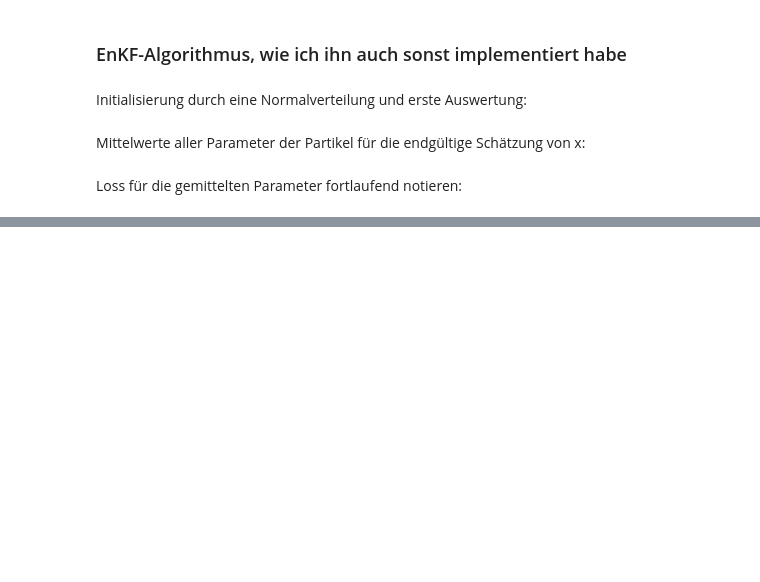
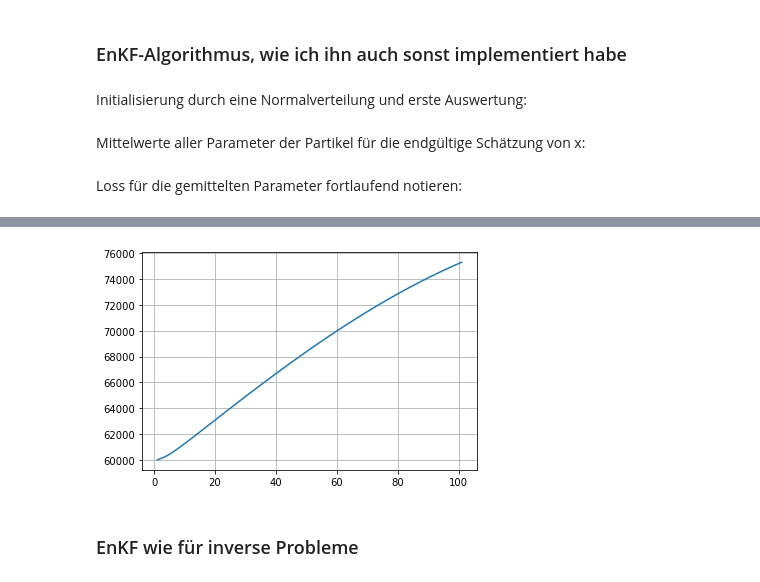
Before and after one commit to moritzlauff/thesis_programming, a Jupyter notebook: code_tests/linear_case_enkf_test.ipynb, the cells around one changed output, grey strips where cells are left out. Drawn from its saved outputs; the diff is of its cells as text; code cells hidden in the pictures; blank space fills up the shorter version.

```diff
--- a/code_tests/linear_case_enkf_test.ipynb
+++ b/code_tests/linear_case_enkf_test.ipynb
@@ -134,0 +140,8 @@ plt.show()
+# %%
+plt.plot(np.arange(len(loss_evolution_single_dict["particle_1"]))+1, loss_evolution_single_dict["particle_1"])
+plt.grid()
+plt.show()
+# %% [output]
+[figure, added]
+# %% [markdown]
+### EnKF wie für inverse Probleme
```
Also changed, not shown: parts of 14 cells of this notebook.
